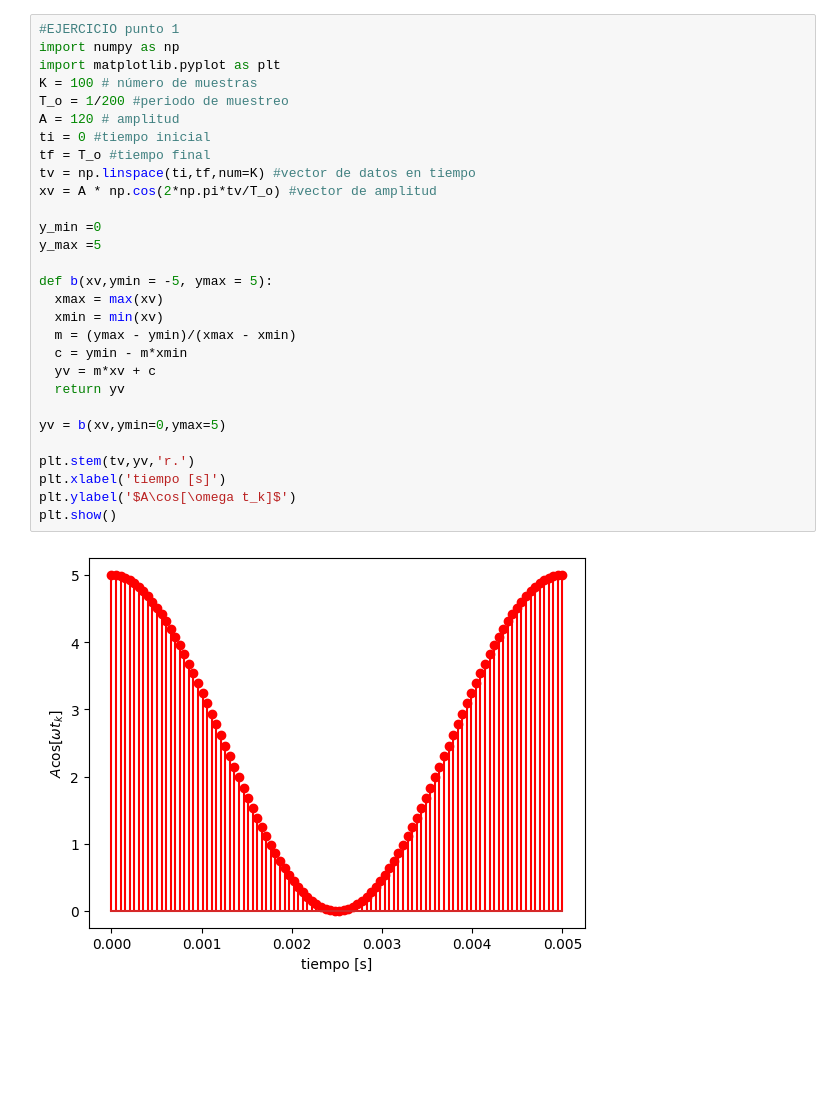
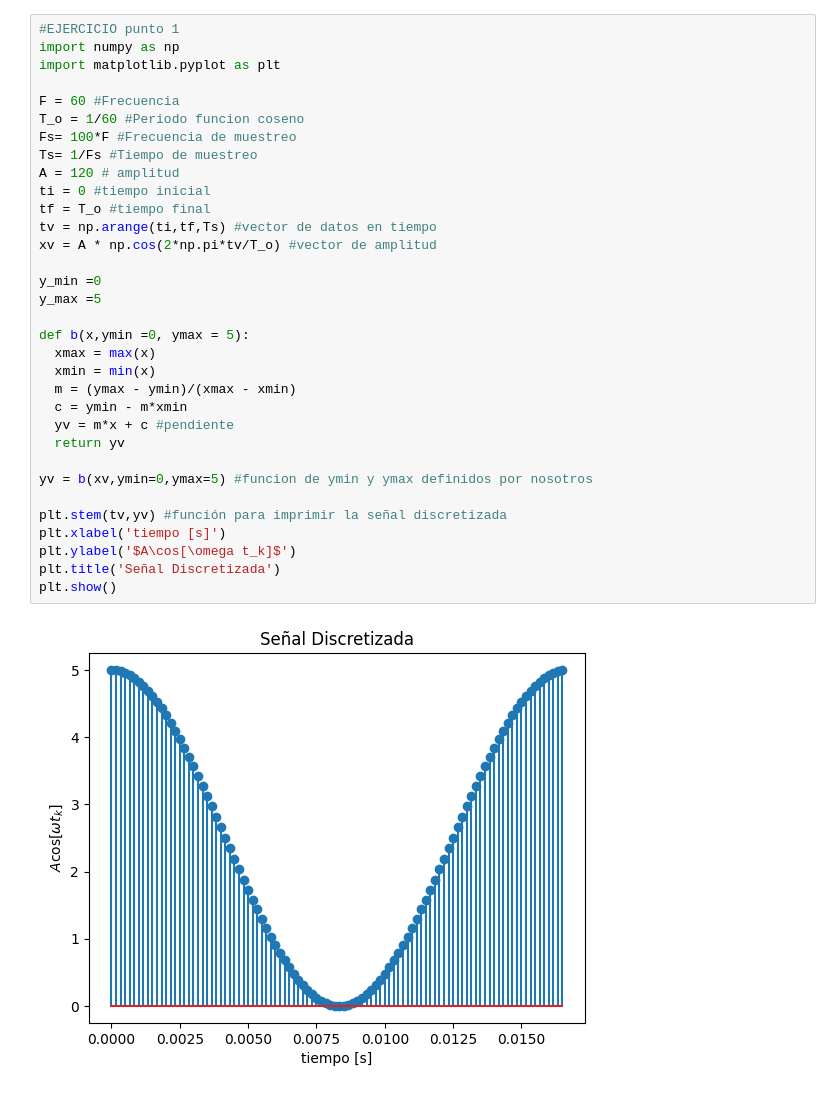
Before and after one commit to GabrielaRomoM/EjerciciosSYS-Phyton, a Jupyter notebook: EJERCICIO_SYS.ipynb, the cells around one changed output. Saved outputs shown, nothing was run; the diff lists cells and outputs as text; blank space fills up the shorter version.

```diff
--- a/EJERCICIO_SYS.ipynb
+++ b/EJERCICIO_SYS.ipynb
@@ -3,31 +3,35 @@
 # %%
 #EJERCICIO punto 1
 import numpy as np
 import matplotlib.pyplot as plt
-K = 100 # número de muestras
-T_o = 1/200 #periodo de muestreo
+
+F = 60 #Frecuencia
+T_o = 1/60 #Periodo funcion coseno
+Fs= 100*F #Frecuencia de muestreo
+Ts= 1/Fs #Tiempo de muestreo
 A = 120 # amplitud
 ti = 0 #tiempo inicial
 tf = T_o #tiempo final
-tv = np.linspace(ti,tf,num=K) #vector de datos en tiempo
+tv = np.arange(ti,tf,Ts) #vector de datos en tiempo
 xv = A * np.cos(2*np.pi*tv/T_o) #vector de amplitud
 
 y_min =0
 y_max =5
 
-def b(xv,ymin = -5, ymax = 5):
-  xmax = max(xv)
-  xmin = min(xv)
+def b(x,ymin =0, ymax = 5):
+  xmax = max(x)
+  xmin = min(x)
   m = (ymax - ymin)/(xmax - xmin)
   c = ymin - m*xmin
-  yv = m*xv + c
+  yv = m*x + c #pendiente
   return yv
 
-yv = b(xv,ymin=0,ymax=5)
+yv = b(xv,ymin=0,ymax=5) #funcion de ymin y ymax definidos por nosotros
 
-plt.stem(tv,yv,'r.')
+plt.stem(tv,yv) #función para imprimir la señal discretizada
 plt.xlabel('tiempo [s]')
 plt.ylabel('$A\cos[\omega t_k]$')
+plt.title('Señal Discretizada')
 plt.show()
 # %% [output]
-[figure, old version]
+[figure, new version]
```
Also changed, not shown: parts of 3 cells of this notebook.
